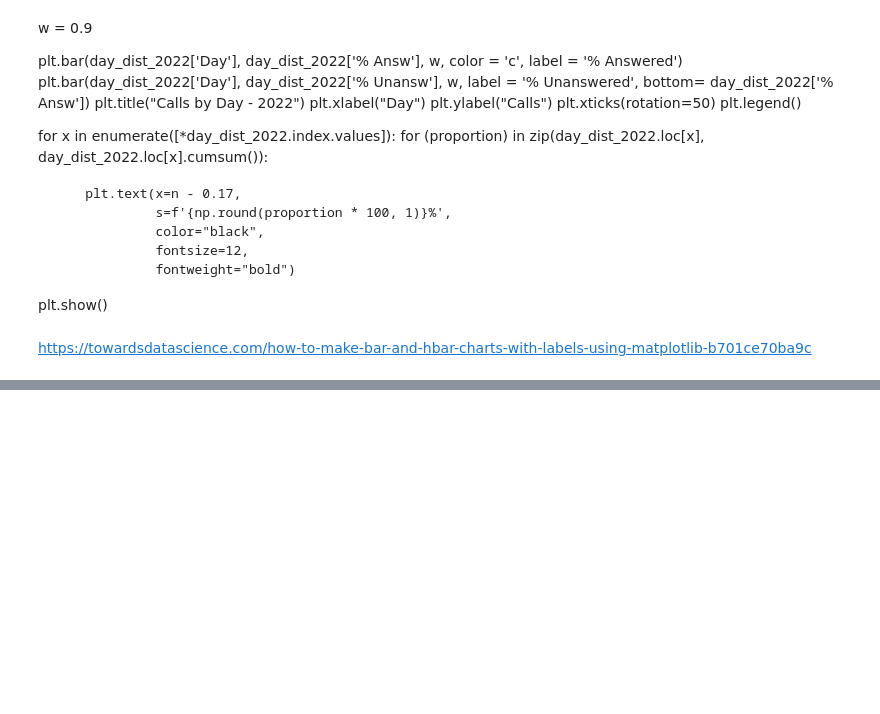
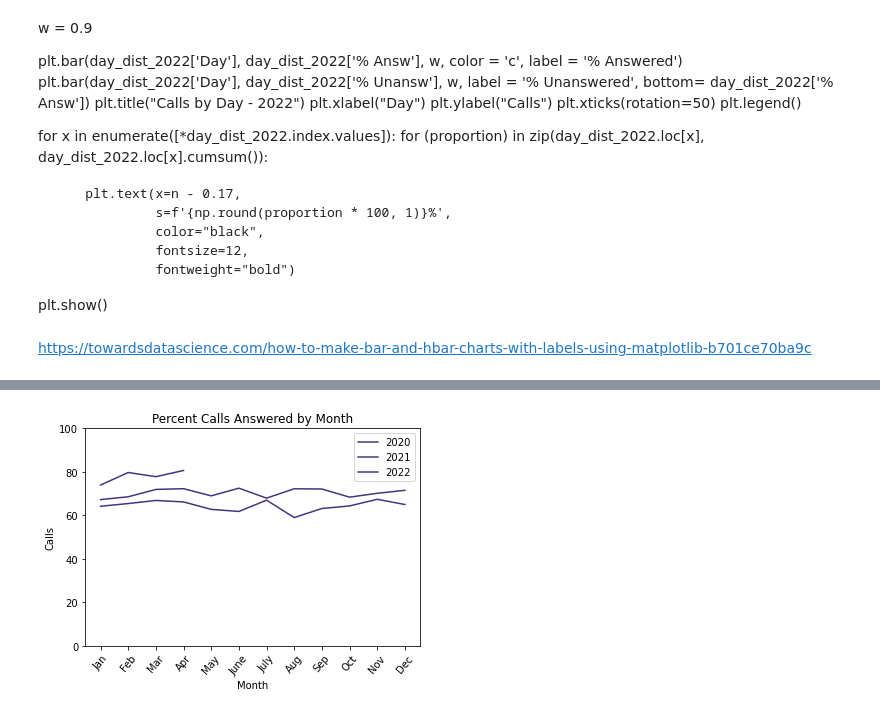
Before and after one commit to NSS-Data-Analytics-Cohort-6/fcs-crisis-sailing-the-seaborn, a Jupyter notebook: notebook/fcs_crisis_calls.ipynb, the cells around one changed output, grey strips where cells are left out. Saved outputs shown, nothing was run; the diff lists cells and outputs as text; code cells hidden in the pictures; blank space fills up the shorter version.

```diff
--- a/notebook/fcs_crisis_calls.ipynb
+++ b/notebook/fcs_crisis_calls.ipynb
@@ -60,0 +75,4 @@ month_dist_2020
+# %%
+month_2020 = month_dist_2020[['Month','% Answ']]
+month_2020 = month_2020.set_index([pd.Index(['Jan', 'Feb', 'Mar', 'Apr', 'May', 'June', 'July', 'Aug', 'Sep', 'Oct', 'Nov', 'Dec'])])
+month_2020
@@ -88,3 +134,8 @@ month_dist_2021 = pd.read_excel('../data/call_volume.xlsx', sheet_name='2021', s
 month_dist_2021['% Answ'] = (month_dist_2021['% Answ']*100).round(2)
 month_dist_2021['% Unansw'] = (month_dist_2021['% Unansw']*100).round(2)
 month_dist_2021
+# %%
+month_2021 = month_dist_2021[['Month','% Answ']]
+month_2021 = month_2021.set_index([pd.Index(['Jan', 'Feb', 'Mar', 'Apr', 'May', 'June', 'July', 'Aug', 'Sep', 'Oct', 'Nov', 'Dec'])])
+
+month_2021
@@ -116,3 +194,7 @@ month_dist_2022 = pd.read_excel('../data/call_volume.xlsx', sheet_name='2022', s
 month_dist_2022['% Answ'] = (month_dist_2022['% Answ']*100).round(2)
 month_dist_2022['% Unansw'] = (month_dist_2022['% Unansw']*100).round(2)
 month_dist_2022
+# %%
+month_2022 = month_dist_2022[['Month','% Answ']]
+month_2022 = month_2022.set_index([pd.Index(['Jan', 'Feb', 'Mar', 'Apr'])])
+month_2022
@@ -292,0 +437,14 @@ seaborn.lineplot(x=day_dist_2020['Day'])
+# %%
+sns.set_palette("viridis")
+sns.lineplot(data= month_2020, color =  '#39568CFF')
+sns.lineplot(data= month_2021, color = '#238A8DFF')
+sns.lineplot(data= month_2022, color = '#55C667FF')
+plt.title("Percent Calls Answered by Month")
+plt.xlabel("Month")
+plt.ylabel("Calls")
+plt.xticks(rotation=50)
+plt.ylim(0, 100)
+plt.legend(labels=['2020', '2021', '2022'])
+plt.show()
+# %% [output]
+[figure, added]
```
Also changed, not shown: parts of 13 cells of this notebook.
